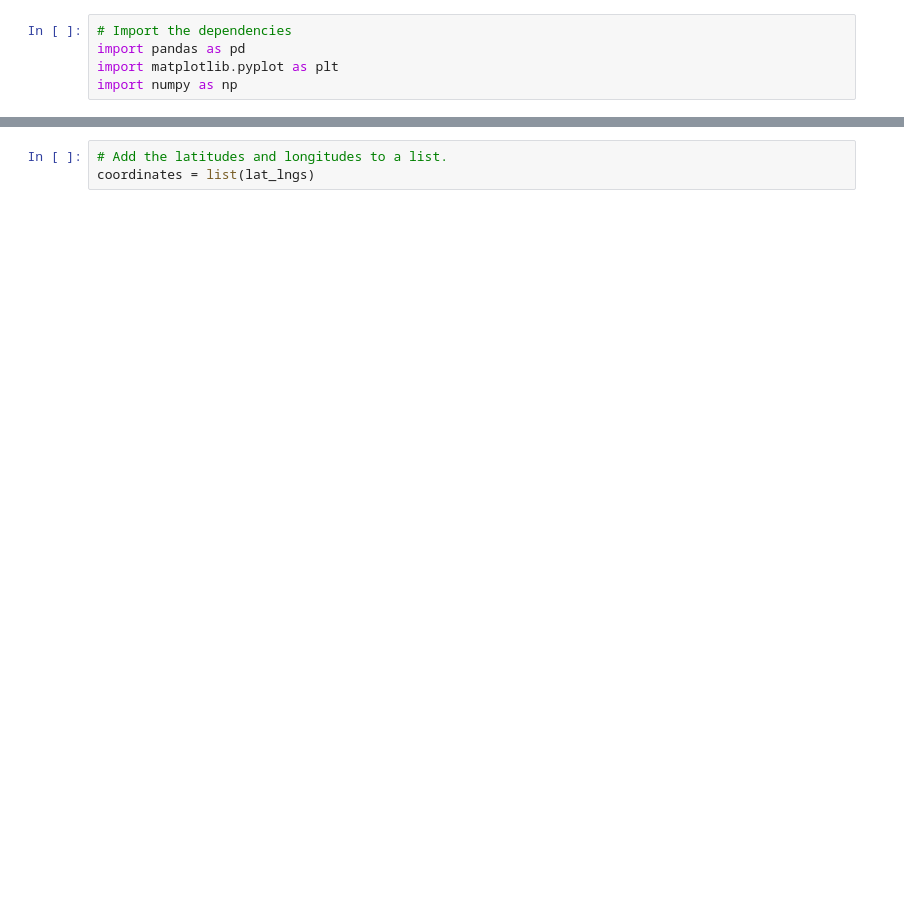
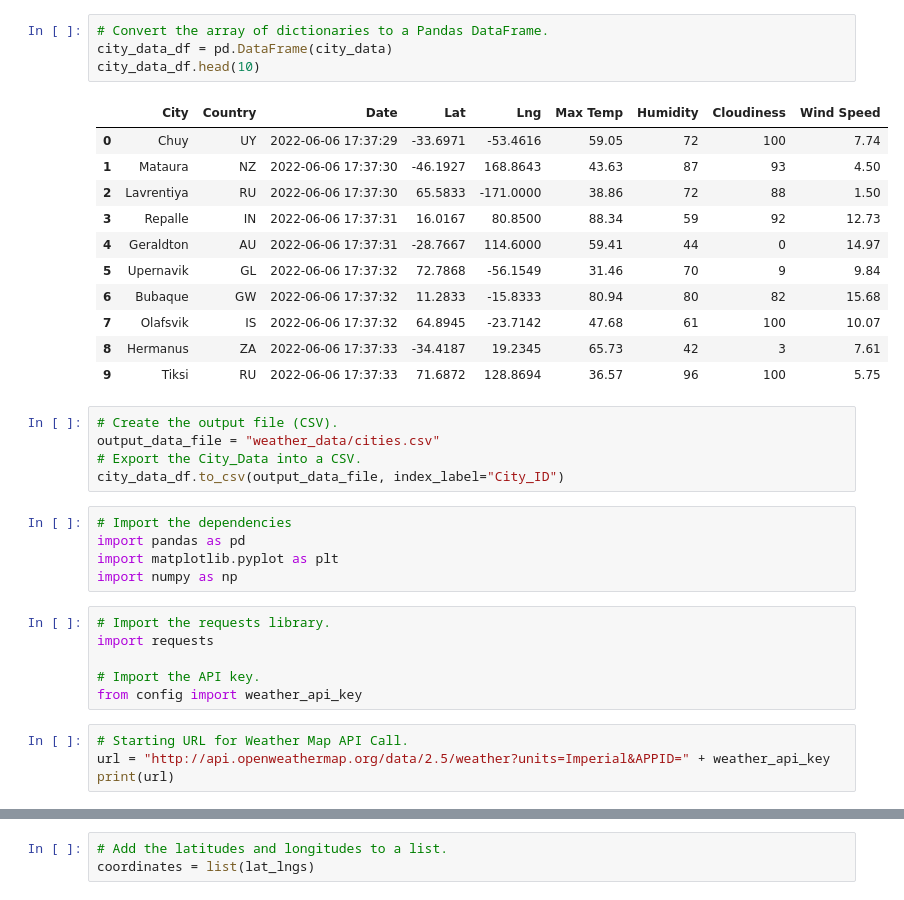
Before and after one commit to GRennie8/World_Weather_Analysis, a Jupyter notebook: WeatherPy.ipynb, the cells around one changed output, grey strips where cells are left out. Cells and saved outputs as stored; diff of their text form; blank space fills up the shorter version.

```diff
--- a/WeatherPy.ipynb
+++ b/WeatherPy.ipynb
@@ -1,8 +85,39 @@
+# %%
+# Convert the array of dictionaries to a Pandas DataFrame.
+city_data_df = pd.DataFrame(city_data)
+city_data_df.head(10)
+# %% [output]
+|  | City | Country | Date | Lat | Lng | Max Temp | Humidity | Cloudiness | Wind Speed |
+| 0 | Chuy | UY | 2022-06-06 17:37:29 | -33.6971 | -53.4616 | 59.05 | 72 | 100 | 7.74 |
+| 1 | Mataura | NZ | 2022-06-06 17:37:30 | -46.1927 | 168.8643 | 43.63 | 87 | 93 | 4.50 |
+| 2 | Lavrentiya | RU | 2022-06-06 17:37:30 | 65.5833 | -171.0000 | 38.86 | 72 | 88 | 1.50 |
+| 3 | Repalle | IN | 2022-06-06 17:37:31 | 16.0167 | 80.8500 | 88.34 | 59 | 92 | 12.73 |
+| 4 | Geraldton | AU | 2022-06-06 17:37:31 | -28.7667 | 114.6000 | 59.41 | 44 | 0 | 14.97 |
+| 5 | Upernavik | GL | 2022-06-06 17:37:32 | 72.7868 | -56.1549 | 31.46 | 70 | 9 | 9.84 |
+| 6 | Bubaque | GW | 2022-06-06 17:37:32 | 11.2833 | -15.8333 | 80.94 | 80 | 82 | 15.68 |
+| 7 | Olafsvik | IS | 2022-06-06 17:37:32 | 64.8945 | -23.7142 | 47.68 | 61 | 100 | 10.07 |
+| 8 | Hermanus | ZA | 2022-06-06 17:37:33 | -34.4187 | 19.2345 | 65.73 | 42 | 3 | 7.61 |
+| 9 | Tiksi | RU | 2022-06-06 17:37:33 | 71.6872 | 128.8694 | 36.57 | 96 | 100 | 5.75 |
+# %%
+# Create the output file (CSV).
+output_data_file = "weather_data/cities.csv"
+# Export the City_Data into a CSV.
+city_data_df.to_csv(output_data_file, index_label="City_ID")
 # %%
 # Import the dependencies
 import pandas as pd
 import matplotlib.pyplot as plt
 import numpy as np
+# %%
+# Import the requests library.
+import requests
+
+# Import the API key.
+from config import weather_api_key
+# %%
+# Starting URL for Weather Map API Call.
+url = "http://api.openweathermap.org/data/2.5/weather?units=Imperial&APPID=" + weather_api_key
+print(url)
 # %%
 # Create a set of random latitude and longitude combinations.
 lats = np.random.uniform(low=-90.000, high=90.000, size=1500)
```
Also changed, not shown: parts of 5 cells of this notebook, 4 other files.
